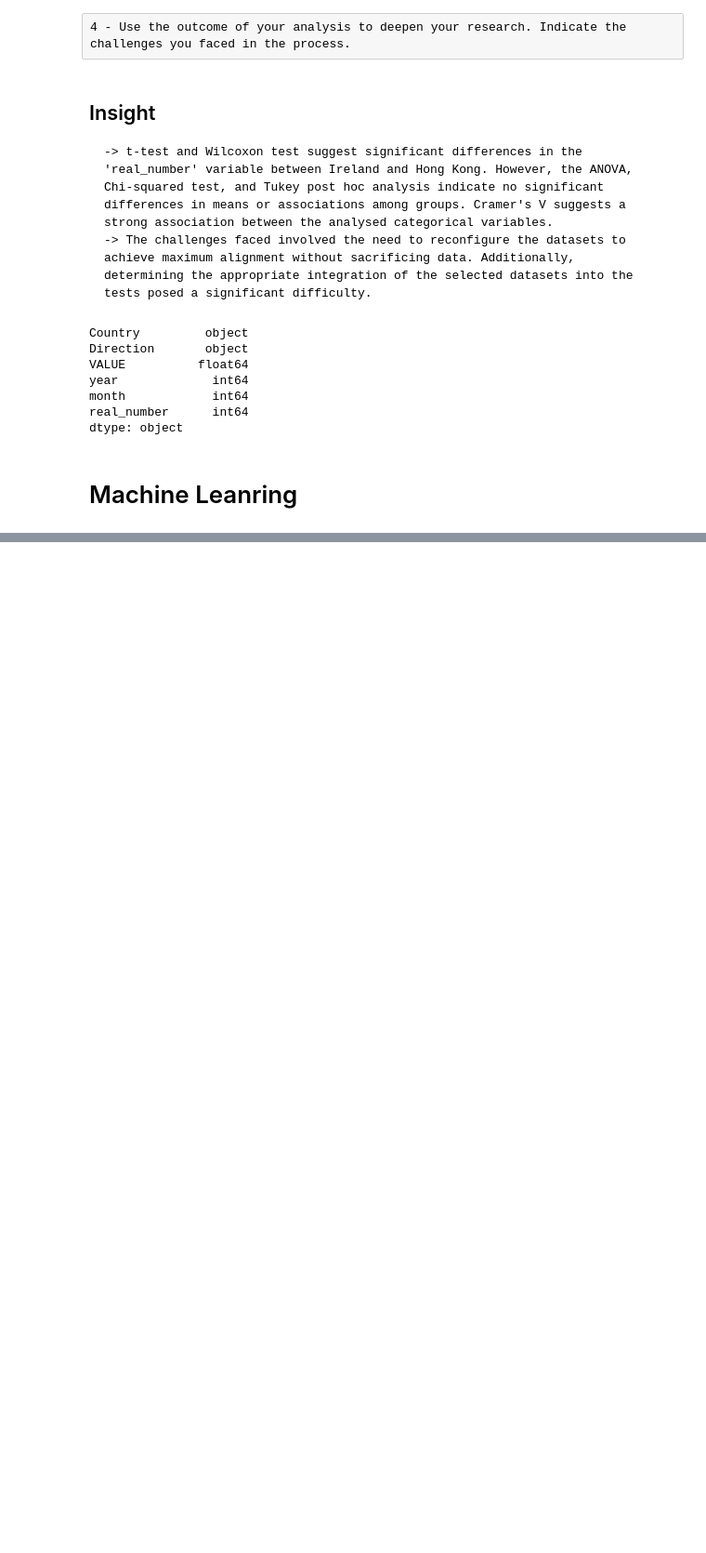
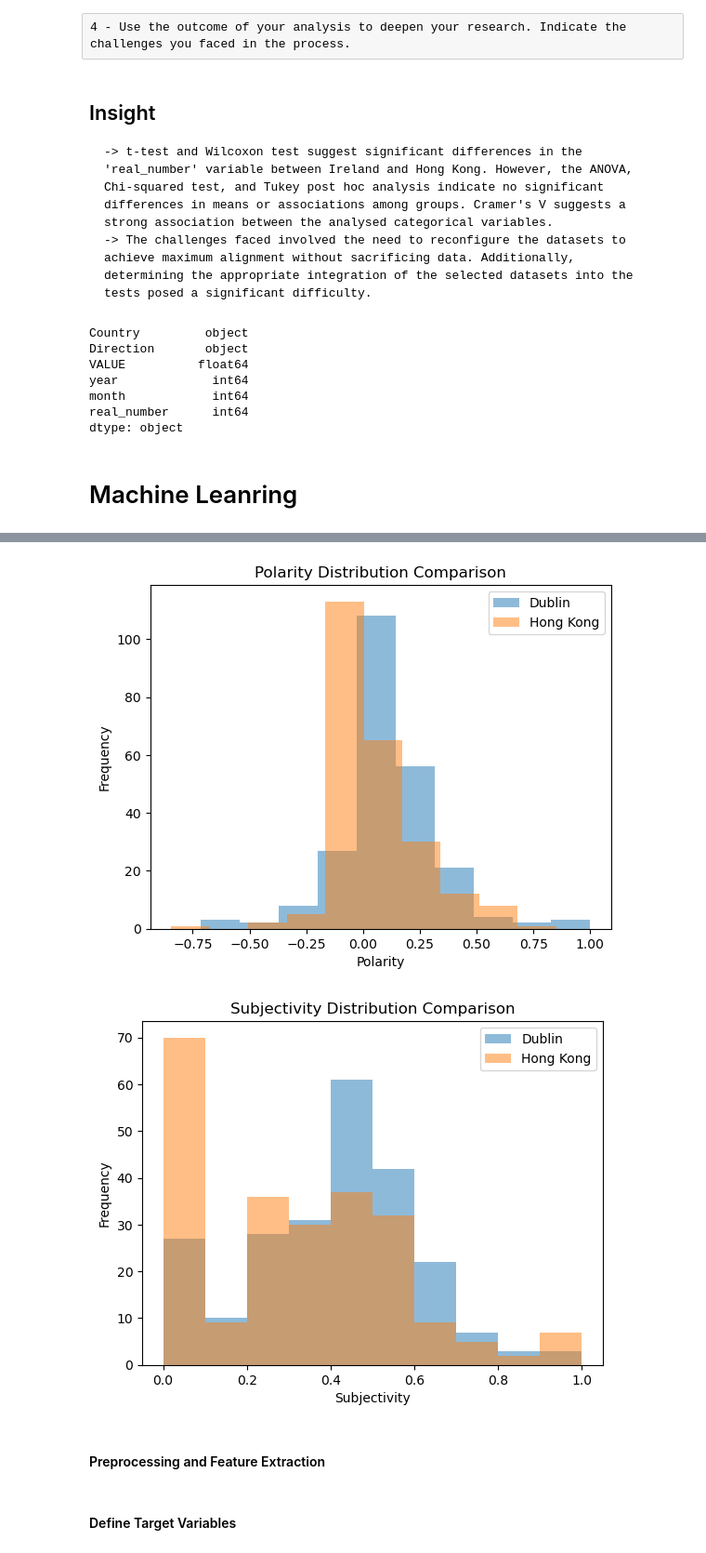
Before and after one commit to Lylkend-Albuquerque/CA2, a Jupyter notebook: CA_2 - 2023.ipynb, the cells around one changed output, grey strips where cells are left out. Shown at 93% size. Saved outputs shown, nothing was run; the diff lists cells and outputs as text; code cells hidden in the pictures; blank space fills up the shorter version.

```diff
--- a/CA_2 - 2023.ipynb
+++ b/CA_2 - 2023.ipynb
@@ -915,0 +964,16 @@ Predicted number of passengers in January 2024: 60913.70094606388
+# %%
+from textblob import TextBlob
+df_dublin_reviews = pd.read_csv('df_dublin_reviews.csv')
+df_hkg_reviews = pd.read_csv('df_hkg_reviews.csv')
+
+
+# Function to apply sentiment analysis
+def analyze_sentiment(text):
+    analysis = TextBlob(text)
+    return analysis.sentiment.polarity, analysis.sentiment.subjectivity
+
+# Apply to Dublin reviews
+df_dublin_reviews['polarity'], df_dublin_reviews['subjectivity'] = zip(*df_dublin_reviews['text'].apply(analyze_sentiment))
+
+# Apply to Hong Kong reviews
+df_hkg_reviews['polarity'], df_hkg_reviews['subjectivity'] = zip(*df_hkg_reviews['text'].apply(analyze_sentiment))
@@ -915,0 +1025,25 @@ Predicted number of passengers in January 2024: 60913.70094606388
+# %%
+import matplotlib.pyplot as plt
+
+# Polarity distribution comparison
+plt.hist(df_dublin_reviews['polarity'], alpha=0.5, label='Dublin')
+plt.hist(df_hkg_reviews['polarity'], alpha=0.5, label='Hong Kong')
+plt.title('Polarity Distribution Comparison')
+plt.xlabel('Polarity')
+plt.ylabel('Frequency')
+plt.legend()
+plt.show()
+
+# Subjectivity distribution comparison
+plt.hist(df_dublin_reviews['subjectivity'], alpha=0.5, label='Dublin')
+plt.hist(df_hkg_reviews['subjectivity'], alpha=0.5, label='Hong Kong')
+plt.title('Subjectivity Distribution Comparison')
+plt.xlabel('Subjectivity')
+plt.ylabel('Frequency')
+plt.legend()
+plt.show()
+# %% [output]
+[figure, added]
+[figure, added]
+# %% [markdown]
+#### Preprocessing and Feature Extraction
@@ -915,0 +1059,2 @@ Predicted number of passengers in January 2024: 60913.70094606388
+# %% [markdown]
+#### Define Target Variables
```
Also changed, not shown: parts of 48 cells of this notebook, 5 other files.
